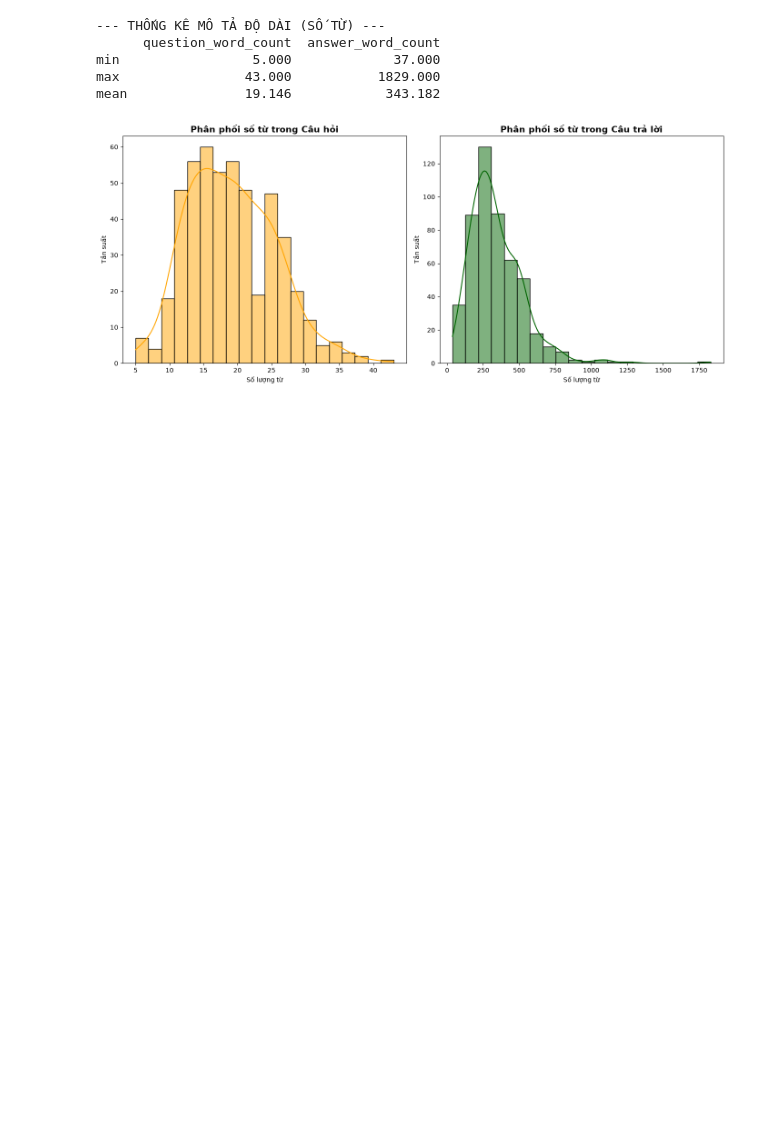
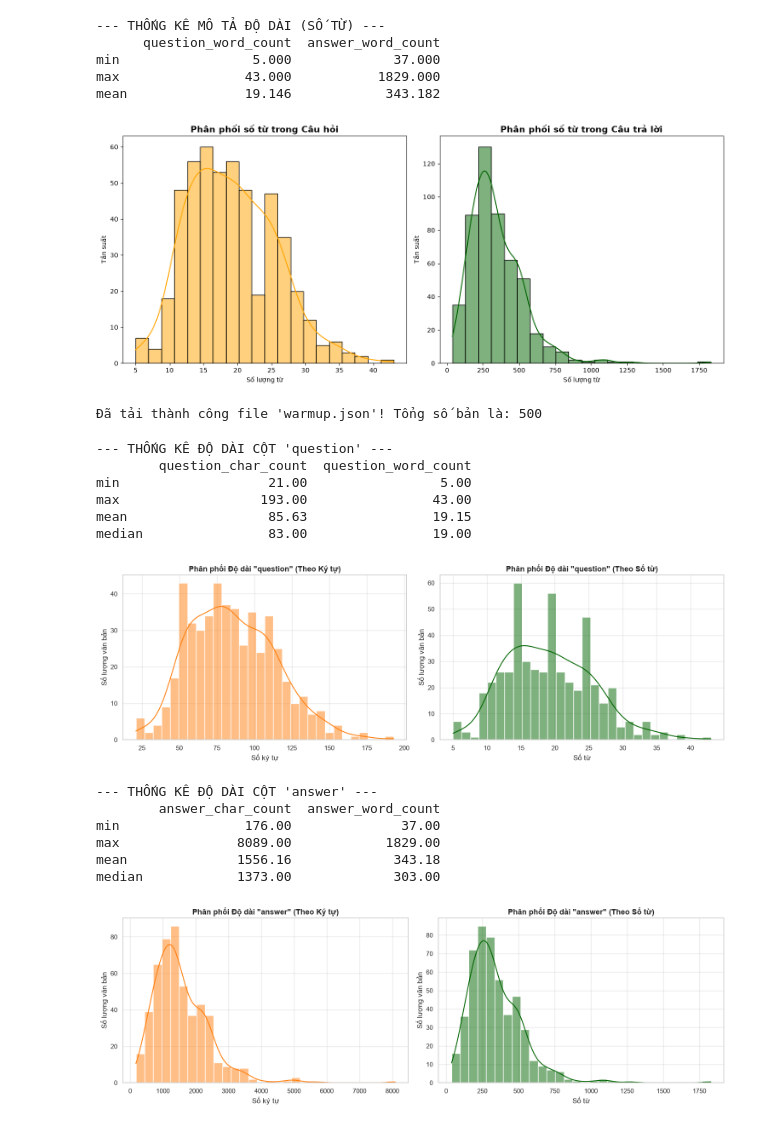
Before and after one commit to uyennhitranmai-s19/Legal-QA, a Jupyter notebook: legal-analysis/warmup.ipynb, the cells around one changed output. Saved outputs shown, nothing was run; the diff lists cells and outputs as text; code cells hidden in the pictures; blank space fills up the shorter version.

```diff
--- a/legal-analysis/warmup.ipynb
+++ b/legal-analysis/warmup.ipynb
@@ -89,3 +93,74 @@ plt.tight_layout()
 plt.show()
 # %% [output]
 [figure]
+# %%
+file_path = 'warmup.json'
+
+with open(file_path, 'r', encoding='utf-8') as f:
+    data = json.load(f)
+
+# Dataframe
+if isinstance(data, dict):
+    # Trường hợp JSON dạng object lồng nhau: {"id_1": {...}, "id_2": {...}}
+    all_records = []
+    for key, val in data.items():
+        if isinstance(val, dict):
+            row = val.copy()
+            if 'id' not in row:
+                row['id'] = key
+            all_records.append(row)
+        else:
+            all_records.append({'id': key, 'passage': val})
+    df = pd.DataFrame(all_records)
+elif isinstance(data, list):
+    # Trường hợp JSON dạng danh sách: [{"id": 1, "passage": "..."}, ...]
+    df = pd.DataFrame(data)
+
+print(f"Đã tải thành công file '{file_path}'! Tổng số bản là: {len(df)}")
+# %% [output]
+Đã tải thành công file 'warmup.json'! Tổng số bản là: 500
+# %%
+#  Tính toán độ dài văn bản và vẽ biểu đồ phân phối.
+# ============================================================
+def analyze_text_lengths(df, column):
+    texts = df[column].fillna('').astype(str)
+    df[f'{column}_char_count'] = texts.apply(len)
+    df[f'{column}_word_count'] = texts.apply(lambda text: len(text.split()))
+
+    print(f"\n--- THỐNG KÊ ĐỘ DÀI CỘT '{column}' ---")
+    stats = df[[f'{column}_char_count', f'{column}_word_count']].agg(['min', 'max', 'mean', 'median']).round(2)
+    print(stats)
+
+    sns.set_theme(style="whitegrid")
+    fig, axes = plt.subplots(1, 2, figsize=(15, 5))
+
+    sns.histplot(df[f'{column}_char_count'], bins=30, color='#FF7F0E', kde=True, ax=axes[0])
+    axes[0].set_title(f'Phân phối Độ dài "{column}" (Theo Ký tự)', fontsize=13, fontweight='bold')
+    axes[0].set_xlabel('Số ký tự')
+    axes[0].set_ylabel('Số lượng văn bản')
+
+    sns.histplot(df[f'{column}_word_count'], bins=30, color='#006400', kde=True, ax=axes[1])
+    axes[1].set_title(f'Phân phối Độ dài "{column}" (Theo Số từ)', fontsize=13, fontweight='bold')
+    axes[1].set_xlabel('Số từ')
+    axes[1].set_ylabel('Số lượng văn bản')
+
+    plt.tight_layout()
+    plt.show()
+
+analyze_text_lengths(df, 'question')
+analyze_text_lengths(df, 'answer')
+# %% [output]
+--- THỐNG KÊ ĐỘ DÀI CỘT 'question' ---
+        question_char_count  question_word_count
+min                   21.00                 5.00
+max                  193.00                43.00
+mean                  85.63                19.15
+median                83.00                19.00
+[figure, added]
+--- THỐNG KÊ ĐỘ DÀI CỘT 'answer' ---
+        answer_char_count  answer_word_count
+min                176.00              37.00
+max               8089.00            1829.00
+mean              1556.16             343.18
+median            1373.00             303.00
+[figure, added]
```
Also changed, not shown: parts of 6 cells of this notebook.
